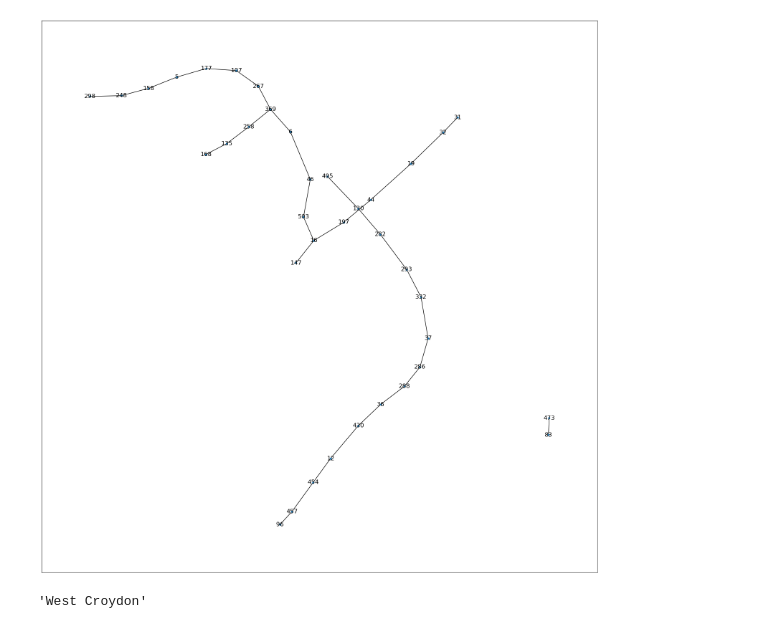
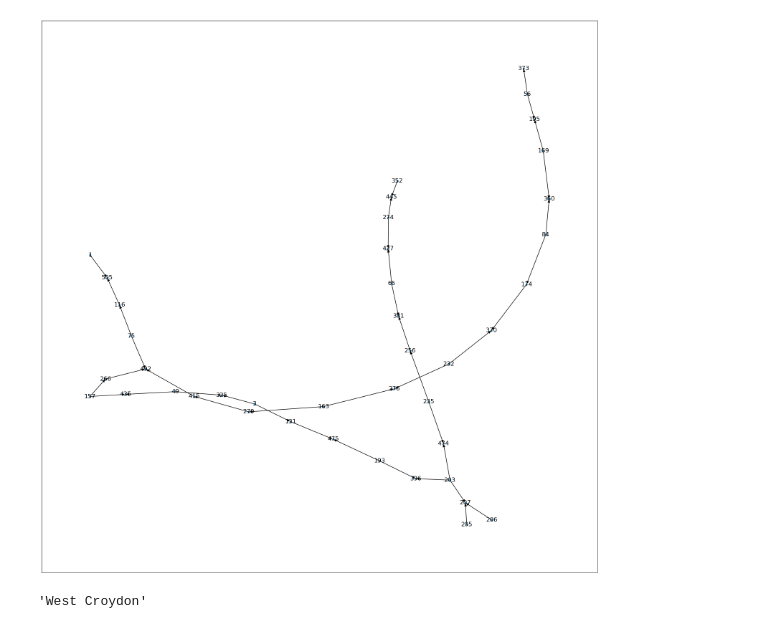
Before and after one commit to hardyek/tube-map, a Jupyter notebook: Line Matrix to Adjacency Matrix.ipynb, the cells around one changed output. Drawn from its saved outputs; the diff is of its cells as text; code cells hidden in the pictures.

```diff
--- a/Line Matrix to Adjacency Matrix.ipynb
+++ b/Line Matrix to Adjacency Matrix.ipynb
@@ -32,20 +32,20 @@ for filename in os.listdir("Line Matrices"):
         network_mat = np.concatenate((network_mat,line_mat), axis=0)
         network_mat = network_mat.astype(int)
 # %%
-network_mat = np.load("Line Matrices\Tram Matrix.npy")
+network_mat = np.load("Line Matrices/Elizabeth Line Matrix.npy")
 network_mat = network_mat.astype(int)
 # %%
-G = nx.from_numpy_matrix(line_matrix_to_adjacency_matrix(network_mat), create_using = nx.MultiGraph())
+G = nx.from_numpy_array(line_matrix_to_adjacency_matrix(network_mat), create_using=nx.MultiGraph())
 isolated_nodes = list(nx.isolates(G))
 G.remove_nodes_from(isolated_nodes)
 fig = plt.figure(figsize=(20,20))
 nx.draw_networkx(G,
-                  with_labels=True,
-                  node_size=10,
-                  arrowstyle='-|>')
+                with_labels=True,
+                node_size=10,
+                arrowstyle='-|>')
 plt.show()
 # %% [output]
-[figure, old version]
+[figure, new version]
 # %%
 index_to_station_name[473]
 # %% [output]
```
Also changed, not shown: 8 other files.
